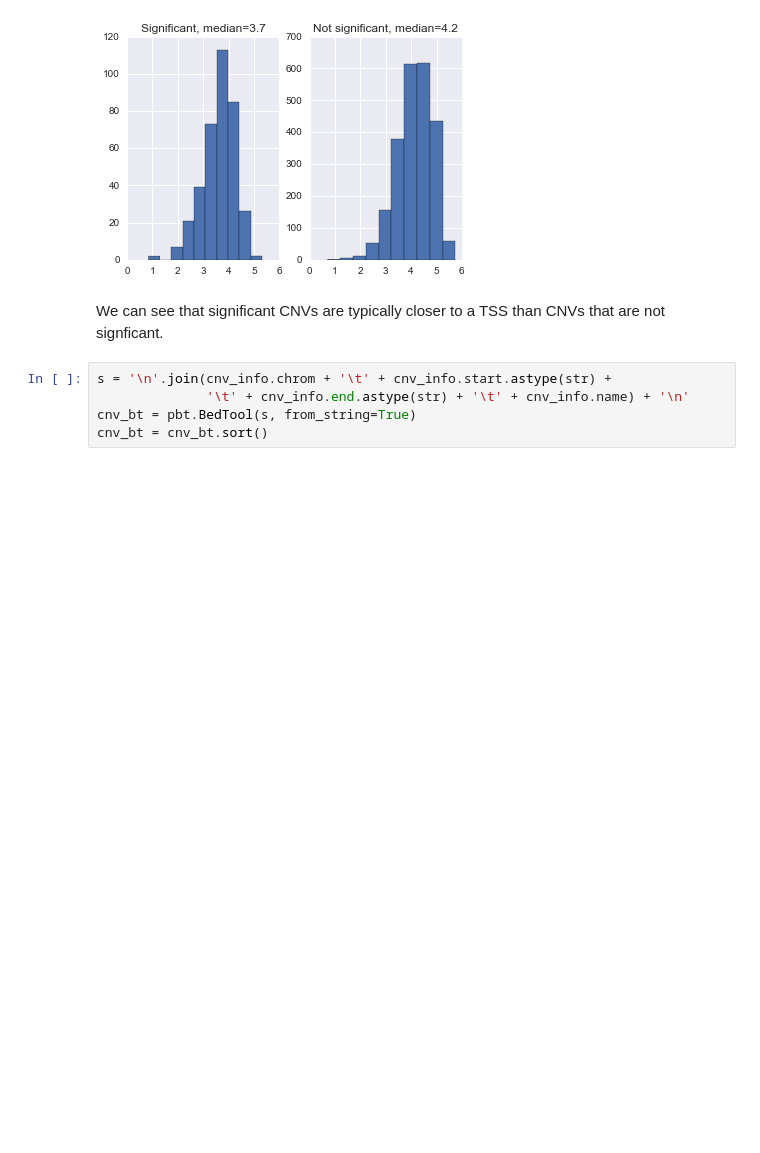
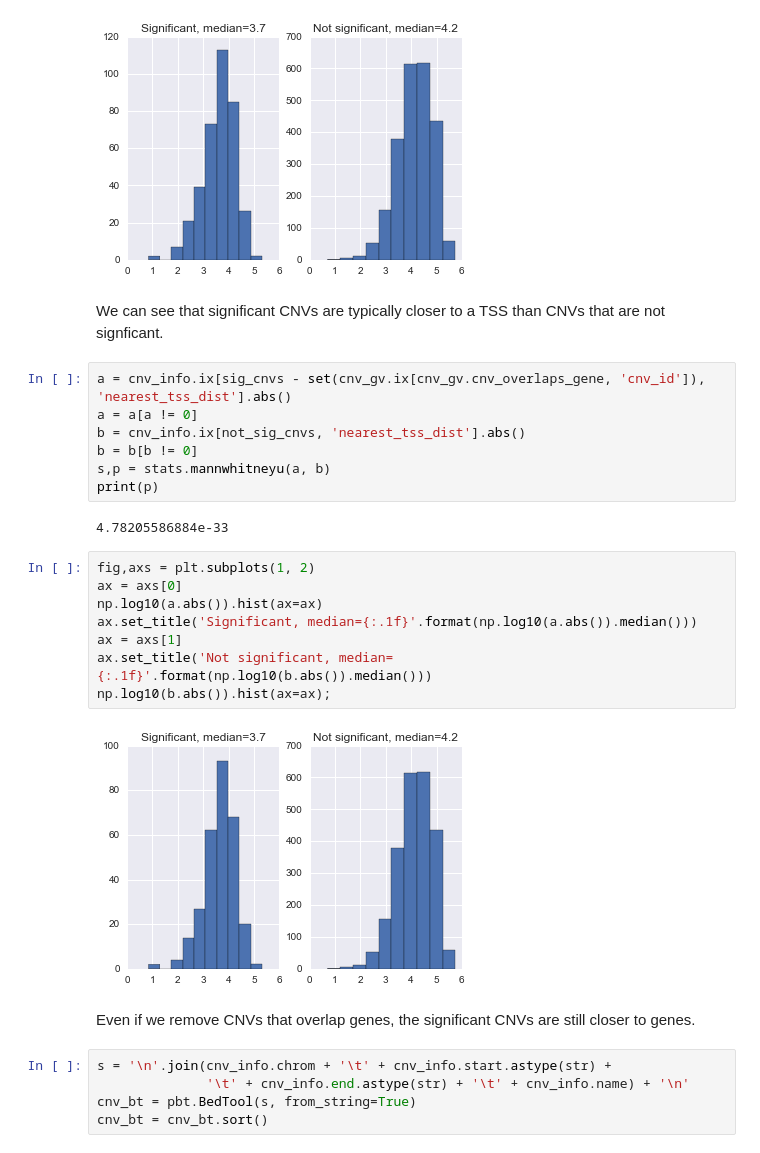
Before and after one commit to frazer-lab/cardips-ipsc-eqtl, a Jupyter notebook: notebooks/CNV Analysis.ipynb, the cells around one changed output. Saved outputs shown, nothing was run; the diff lists cells and outputs as text; blank space fills up the shorter version.

```diff
--- a/notebooks/CNV Analysis.ipynb
+++ b/notebooks/CNV Analysis.ipynb
@@ -197,6 +205,28 @@ np.log10(b.abs()).hist(ax=ax);
 # %% [markdown]
 We can see that significant CNVs are typically closer to a TSS than CNVs
 that are not signficant.
+# %%
+a = cnv_info.ix[sig_cnvs - set(cnv_gv.ix[cnv_gv.cnv_overlaps_gene, 'cnv_id']), 'nearest_tss_dist'].abs()
+a = a[a != 0]
+b = cnv_info.ix[not_sig_cnvs, 'nearest_tss_dist'].abs()
+b = b[b != 0]
+s,p = stats.mannwhitneyu(a, b)
+print(p)
+# %% [output]
+4.78205586884e-33
+# %%
+fig,axs = plt.subplots(1, 2)
+ax = axs[0]
+np.log10(a.abs()).hist(ax=ax)
+ax.set_title('Significant, median={:.1f}'.format(np.log10(a.abs()).median()))
+ax = axs[1]
+ax.set_title('Not significant, median={:.1f}'.format(np.log10(b.abs()).median()))
+np.log10(b.abs()).hist(ax=ax);
+# %% [output]
+[figure, added]
+# %% [markdown]
+Even if we remove CNVs that overlap genes, the significant
+CNVs are still closer to genes.
 # %%
 s = '\n'.join(cnv_info.chrom + '\t' + cnv_info.start.astype(str) +
               '\t' + cnv_info.end.astype(str) + '\t' + cnv_info.name) + '\n'
```
Also changed, not shown: parts of 16 cells of this notebook, 10 other files.
